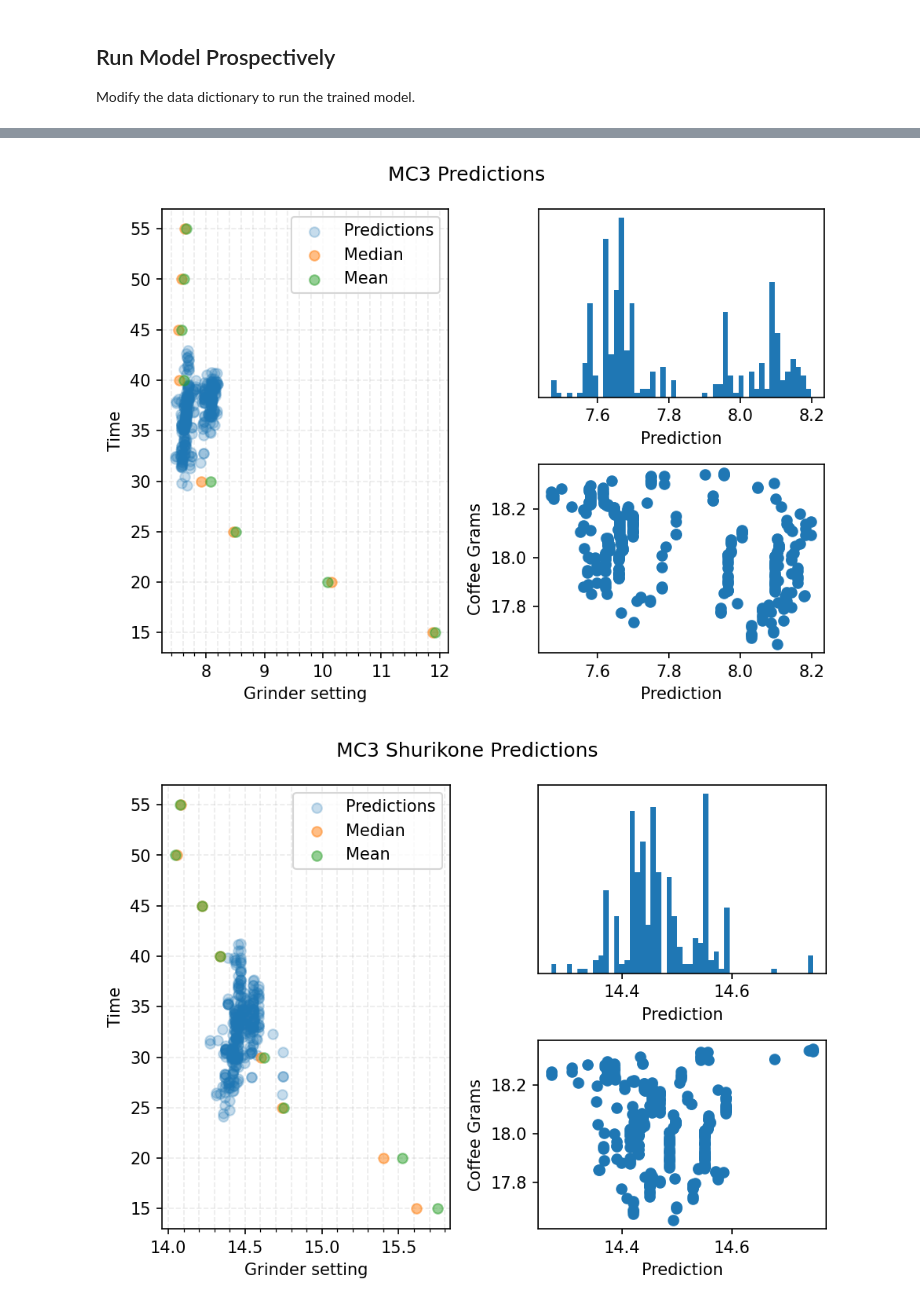
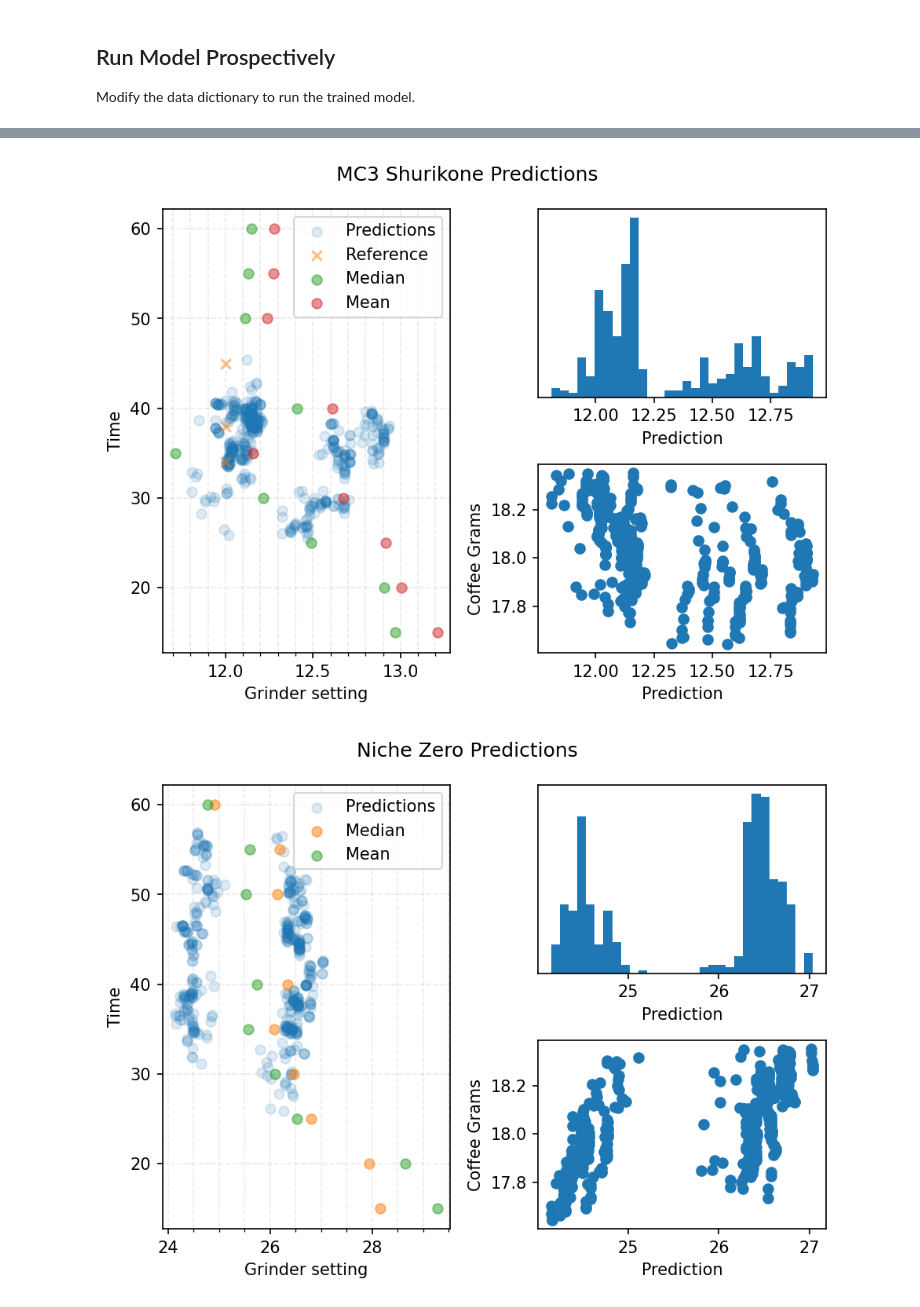
Before and after one commit to badisa/optpresso, a Jupyter notebook: notebooks/alternative_models.ipynb, the cells around one changed output, grey strips where cells are left out. Cells and saved outputs as stored; diff of their text form; code cells hidden in the pictures.

```diff
--- a/notebooks/alternative_models.ipynb
+++ b/notebooks/alternative_models.ipynb
@@ -287,8 +282,8 @@ def percent_diff(x, y):
 Select the number of estimators and whether to try and generate more samples.
 # %%
 enhance_sample = True
-estimators = 700
-dropped = ("date", "brewratio")
+estimators = 1000
+dropped = ("date", "brewratio", "roastdate")
 
 training = df
 if enhance_sample:
@@ -296,12 +291,15 @@ if enhance_sample:
 #     sampled_output = resample_field(
 #         training, "output", ["machine", "machineprofile", "grinder", "coffee"], samples=1
 #     )
-    training = pd.concat([training, sampled_coffee])
+    sampled_grind = resample_field(train, "grindersetting", ["grinder", "coffee", "machineprofile"], std=0.05, samples=2)
+    training = pd.concat([training, sampled_coffee, sampled_grind])
 
+inference_encoders = build_encoders(train, encoded_cols)
 models_by_label = {}
 for label in ["grindersetting", "time"]:
+
     x, y = prepare_df_for_modeling(
-        training, label, drop_cols=dropped, encoders=encs
+        training, label, drop_cols=dropped, encoders=inference_encoders
     )
     regr = construct_regressor(estimators)
     regr.fit(x, y)
@@ -316,17 +314,18 @@ Trained model time with 11163 data points
 Modify the data dictionary to run the trained model.
 # %%
 data = {
-    "coffee": "PMC - Honduras Nahun Fernandez El Ocotillo Geisha Washed",
+    "coffee": "Mostra - Guatemala Huehuetenango",
     "coffeegrams": 18.0,
-    "roastdate": "04/05/23",
-    "time": 35,
-    "output": 36.0,
+    "roastdate": "07/05/23",
+    "time": 45,
+    "output": 36.8,
     "machine": "Decent DE1PRO",
-    "machineprofile": "",
-    "grinder": None, #"Niche Zero",  # Leave None to predict for all grinders,
+    "machineprofile": "Londonium",
+    "grinder": None,  # Leave None to predict for all grinders,
     "basket": "Weber Unibasket",
     "filter": "",
 }
+
 
 
 data["date"] = date.today().strftime("%m/%d/%Y")
@@ -348,7 +347,7 @@ weight_values = np.array(df.coffeegrams.unique())
 valid_weights_idxs = np.argwhere(percent_diff(data["coffeegrams"], weight_values) < 0.02).reshape(-1)
 weight_values = weight_values[valid_weights_idxs]
 
-max_profile_time = min(120, profile_df.time.max())
+max_profile_time = max(min(60, profile_df.time.max()), data["time"])
 step_size = 5
 min_profile_time = max(
     step_size, profile_df.time.min() - (profile_df.time.min() % step_size)
@@ -407,17 +406,17 @@ for grinder in df.grinder.unique():
     for time in sample_times:
         test_grinder_df["time"] = [time] * len(test_grinder_df)
 
-        x_set, _ = prepare_df_for_modeling(test_grinder_df, "grindersetting", drop_cols=dropped, encoders=encs)
+        x_set, _ = prepare_df_for_modeling(test_grinder_df, "grindersetting", drop_cols=dropped, encoders=inference_encoders)
         grams_idx = np.argwhere(x_set[-1] == test_grinder_df.coffeegrams.values[-1]).reshape(-1)
         grinder_pred_fit = models_by_label["grindersetting"].predict(x_set)
 
 
         if time == prediction_time:
             grams_x = x_set[:, grams_idx].reshape(-1)
-            plot1.hist(grinder_pred_fit, bins=50, label="Predictions", density=True)
+            plot1.hist(grinder_pred_fit, bins=30, label="Predictions", density=True)
             plot2.scatter(grinder_pred_fit, grams_x, label="Predictions (grinder)")
             test_grinder_df["grindersetting"] = grinder_pred_fit.tolist()
-            time_x_set, _ = prepare_df_for_modeling(test_grinder_df, "time", drop_cols=dropped, encoders=encs)
+            time_x_set, _ = prepare_df_for_modeling(test_grinder_df, "time", drop_cols=dropped, encoders=inference_encoders)
             time_pred_fit = models_by_label["time"].predict(time_x_set)
             if len(grinder_pred_fit):
                 plot3.scatter(
@@ -425,7 +424,7 @@ for grinder in df.grinder.unique():
                     time_pred_fit,
                     label="Predictions",
                     marker="o",
-                    alpha=0.25,
+                    alpha=0.15,
                 )
         else:
             mean_pred = np.mean(grinder_pred_fit)
@@ -469,2 +468,2 @@ for grinder in df.grinder.unique():
-[figure, old version]
+[figure, new version]
-[figure, old version]
+[figure, new version]
```
Also changed, not shown: parts of 5 cells of this notebook.
